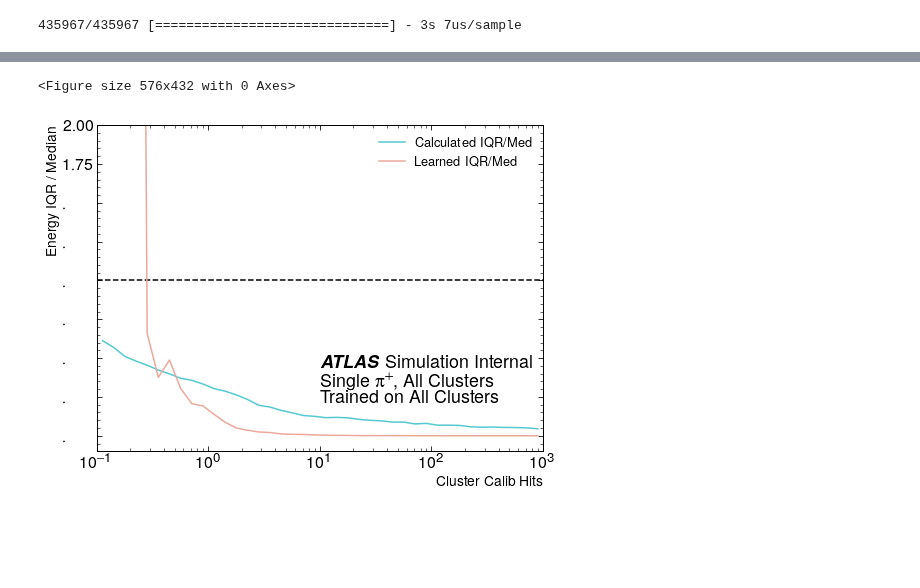
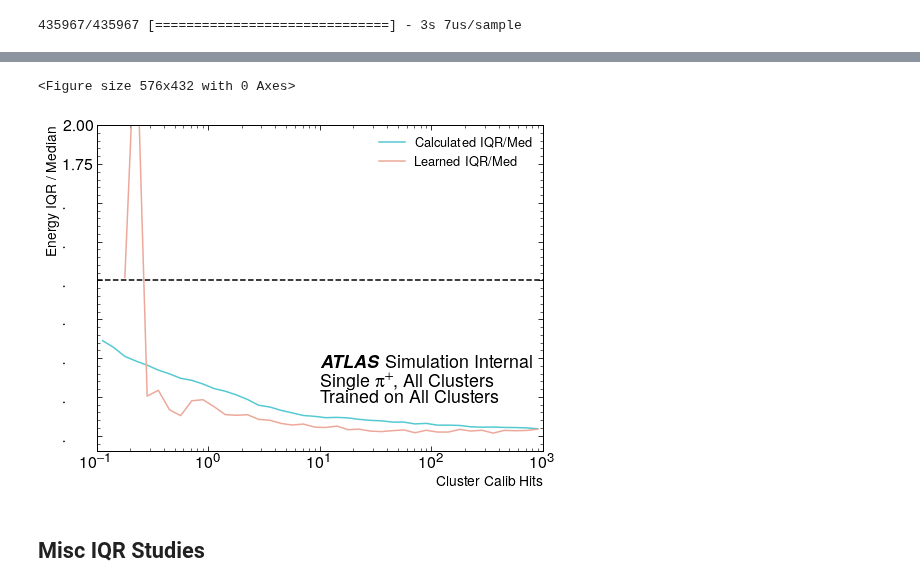
Before and after one commit to russbate42/UBCPionML, a Jupyter notebook: regression/regression-resolution.ipynb, the cells around one changed output, grey strips where cells are left out. Saved outputs shown, nothing was run; the diff lists cells and outputs as text; code cells hidden in the pictures; blank space fills up the shorter version.

```diff
--- a/regression/regression-resolution.ipynb
+++ b/regression/regression-resolution.ipynb
@@ -406,6 +402,17 @@ xcenter, iqrOverMedAll = ru.resolutionPlot(pdata['piplus'][pdata['piplus'].test]
 xcenter, med = ru.responsePlot(pdata['piplus'][pdata['piplus'].test].cluster_ENG_CALIB_TOT,
                         pdata['piplus'][pdata['piplus'].test]['quantile_0.5'], statistic='median',
                               ylabel='Cluster Energy', figfile = plotpath + 'median_energy.pdf')
+
+orderedQuant_raw = []
+for sel, q in zip([pdata_upper, pdata_lower], [0.75, 0.25]):
+    xcenter, rq = ru.responsePlot(pdata['piplus'][pdata['piplus'].test & sel].cluster_ENG_CALIB_TOT,
+                      pdata['piplus'][pdata['piplus'].test & sel]['ordered_'+str(q)],
+                      statistic = 'median',
+                      xlabel = 'Cluster Calib Hits', ylabel = 'Regression Energy / Calib Hits',
+                      atlas_x = 0.38, atlas_y = 0.95, simulation = True,
+                      textlist = [{'x': 0.38, 'y': 0.85, 'text': 'Single $\pi^{+}$, All Clusters'},
+                                 {'x': 0.38, 'y': 0.8, 'text': str(q)+' Ordered Quantile'}])
+    orderedQuant_raw.append(rq)
 # %% [output]
 <Figure size 576x432 with 0 Axes>
 [figure]
@@ -414,12 +425,14 @@ xcenter, med = ru.responsePlot(pdata['piplus'][pdata['piplus'].test].cluster_ENG
 # %%
-pu.lineOverlay(xcenter=xcenter, lines = [iqrOverMedAll, (orderedQuant[1]-orderedQuant[0])/med],
+pu.lineOverlay(xcenter=xcenter, lines = [iqrOverMedAll, (orderedQuant_raw[1]-orderedQuant_raw[0])/med],
                 labels = ['Calculated IQR/Med','Learned IQR/Med'],
                 xlabel = 'Cluster Calib Hits', ylabel = 'Energy IQR / Median',
                 figfile = plotpath + "iqr_overlay.pdf",
                 extra_lines = [[[0.1,1000],[1,1]]], y_min=-0.1,
                 atlas_x = 0.5, atlas_y = 0.3, simulation = True,
                 textlist = [{'x': 0.5, 'y': 0.2, 'text': 'Single $\pi^{+}$, All Clusters'},
                                   {'x': 0.5, 'y': 0.15, 'text': 'Trained on All Clusters'}])
 # %% [output]
 <Figure size 576x432 with 0 Axes>
-[figure, old version]
+[figure, new version]
+# %% [markdown]
+## Misc IQR Studies
```
Also changed, not shown: parts of 11 cells of this notebook.
